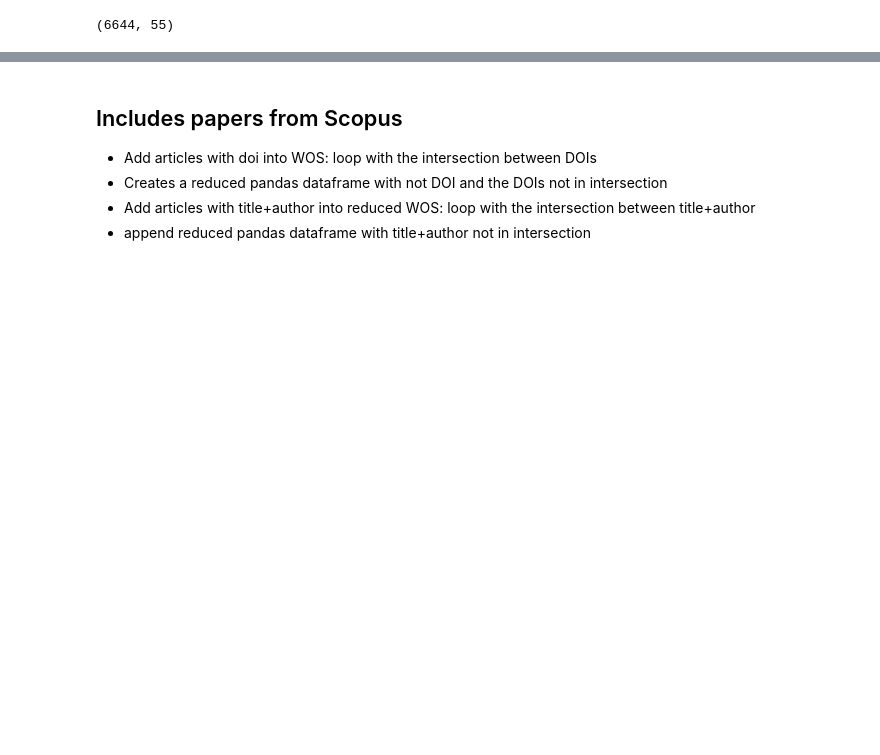
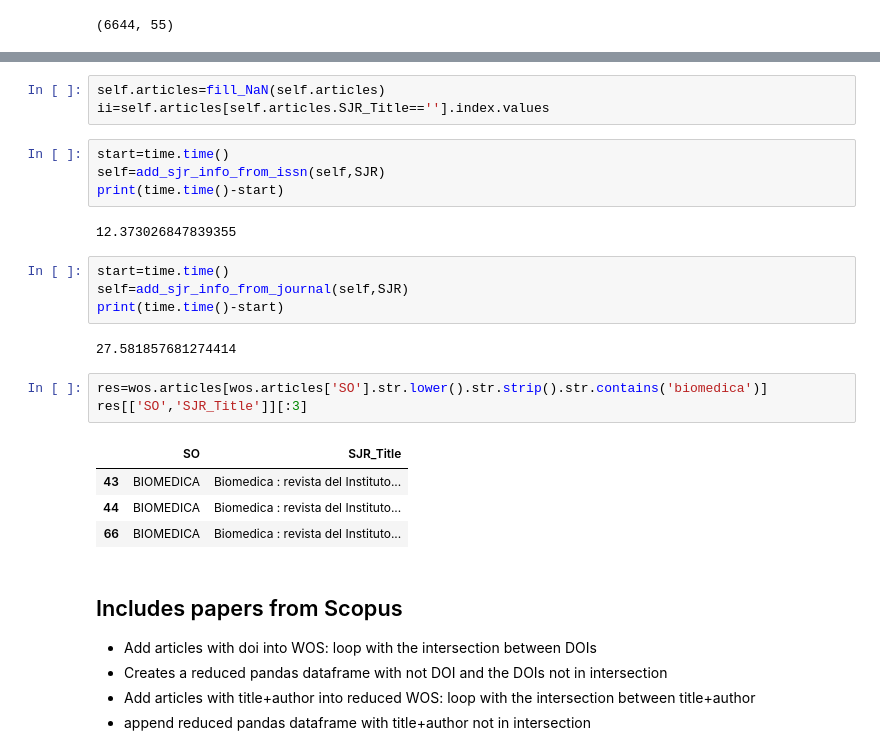
Before and after one commit to restrepo/articles, a Jupyter notebook: openacces.ipynb, the cells around one changed output, grey strips where cells are left out. Drawn from its saved outputs; the diff is of its cells as text; blank space fills up the shorter version.

```diff
--- a/openacces.ipynb
+++ b/openacces.ipynb
@@ -150,3 +150,26 @@ wos.articles[:1]
+# %%
+self.articles=fill_NaN(self.articles)
+ii=self.articles[self.articles.SJR_Title==''].index.values
+# %%
+start=time.time()
+self=add_sjr_info_from_issn(self,SJR)
+print(time.time()-start)
+# %% [output]
+12.373026847839355
+# %%
+start=time.time()
+self=add_sjr_info_from_journal(self,SJR)
+print(time.time()-start)
+# %% [output]
+27.581857681274414
+# %%
+res=wos.articles[wos.articles['SO'].str.lower().str.strip().str.contains('biomedica')]
+res[['SO','SJR_Title']][:3]
+# %% [output]
+|  | SO | SJR_Title |
+| 43 | BIOMEDICA | Biomedica : revista del Instituto... |
+| 44 | BIOMEDICA | Biomedica : revista del Instituto... |
+| 66 | BIOMEDICA | Biomedica : revista del Instituto... |
 # %% [markdown]
 ## Includes papers from Scopus
 * Add articles with doi into WOS: loop with the intersection between DOIs
```
Also changed, not shown: parts of 43 cells of this notebook.
